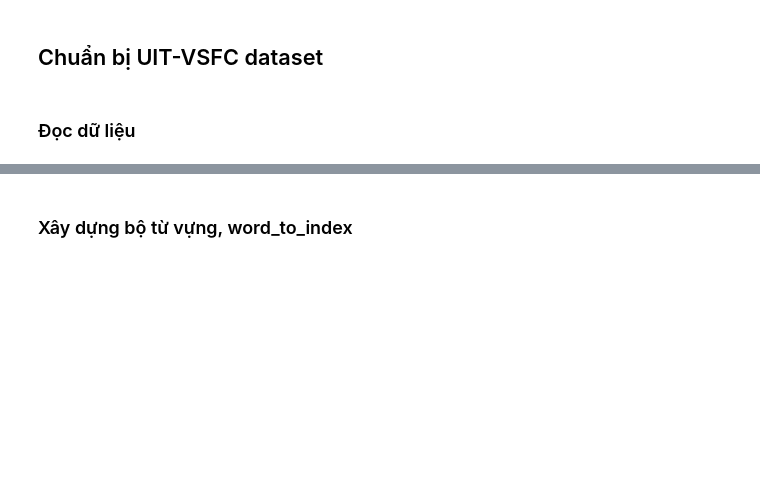
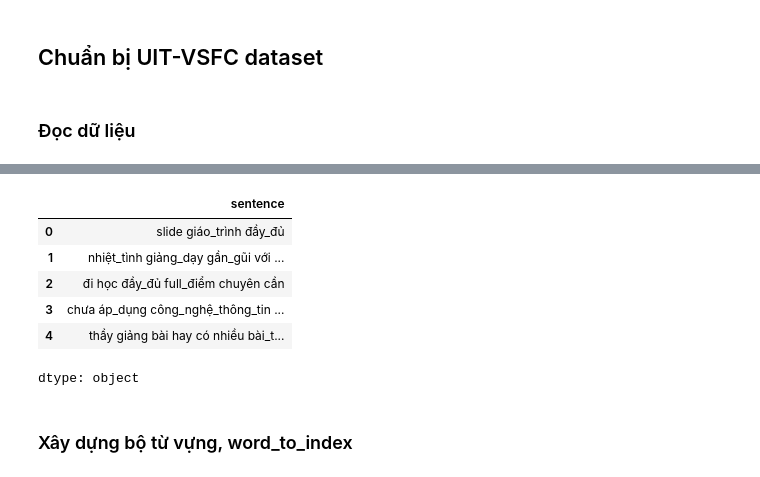
Before and after one commit to huynhdat543/DS201_Lab3_24520270, a Jupyter notebook: 24520270_Lab3.ipynb, the cells around one changed output, grey strips where cells are left out. Cells and saved outputs as stored; diff of their text form; code cells hidden in the pictures; blank space fills up the shorter version.

```diff
--- a/24520270_Lab3.ipynb
+++ b/24520270_Lab3.ipynb
@@ -144,2 +195,37 @@ def custom_tokenizer(text):
+# %%
+# hàm chuẩn hóa các câu bình luận - sentence
+def clean_text(text):
+  text = unicodedata.normalize("NFC", text)
+  text = text.lower()
+  text = re.sub(r"[^\w\s]", " ", text)
+  text = re.sub(r"\s+", " ", text).strip()
+
+  # thử nghiệm tách từ với nhiều thư viện khác nhau
+  # tách từ với underthesea hiện tại chạy cho ra kết quả tốt nhất
+
+  # text = ViTokenizer.tokenize(text) #pyvi
+
+  text = word_tokenize(text, format="text") #underthesea
+
+  # vncorenlp
+  # text = vncorenlp.tokenize(text)
+  # text = text[0]
+  # text = " ".join(text)
+
+  return text
+
+X_train_vsfc = X_train_vsfc.apply(clean_text)
+x_dev_vsfc = x_dev_vsfc.apply(clean_text)
+x_test_vsfc = x_test_vsfc.apply(clean_text)
+# %%
+X_train_vsfc.head()
+# %% [output]
+|  | sentence |
+| 0 | slide giáo_trình đầy_đủ |
+| 1 | nhiệt_tình giảng_dạy gần_gũi với ... |
+| 2 | đi học đầy_đủ full_điểm chuyên cần |
+| 3 | chưa áp_dụng công_nghệ_thông_tin ... |
+| 4 | thầy giảng bài hay có nhiều bài_t... |
+dtype: object
 # %% [markdown]
 ### Xây dựng bộ từ vựng, word_to_index
```
Also changed, not shown: parts of 39 cells of this notebook, 1 other file.
